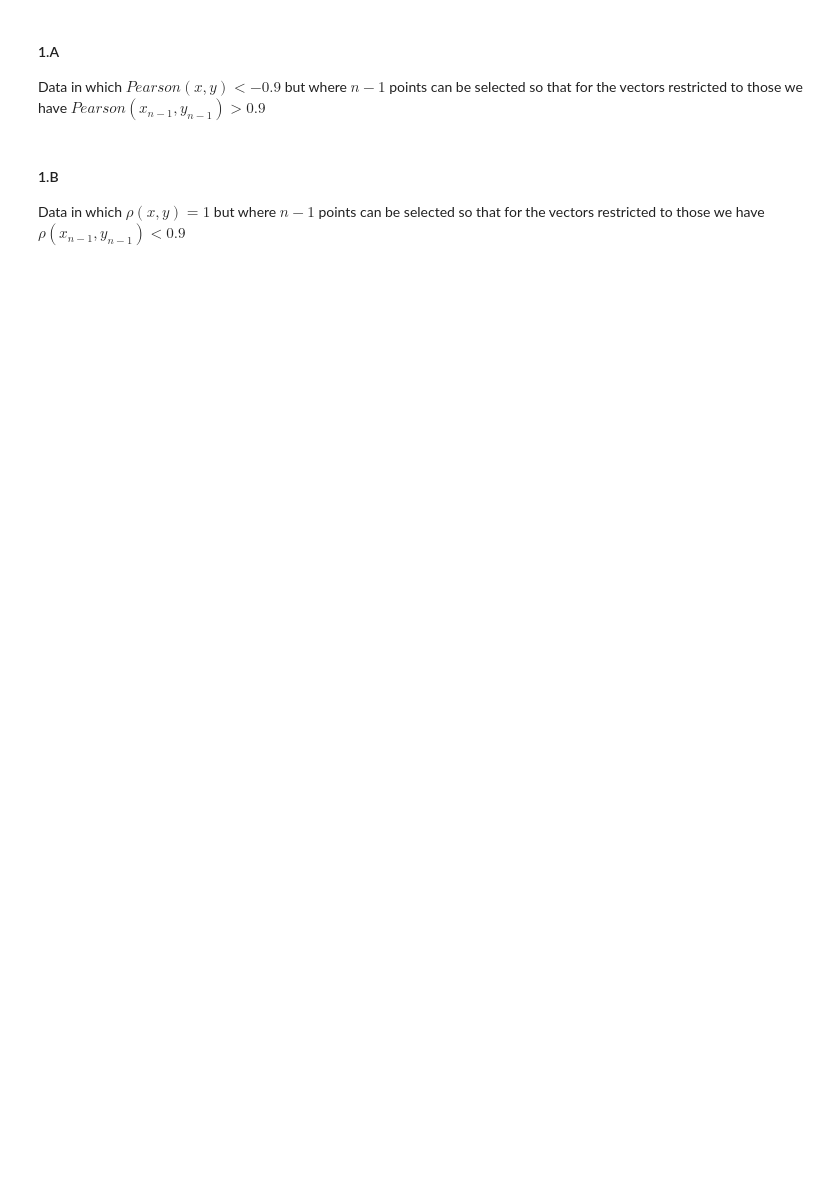
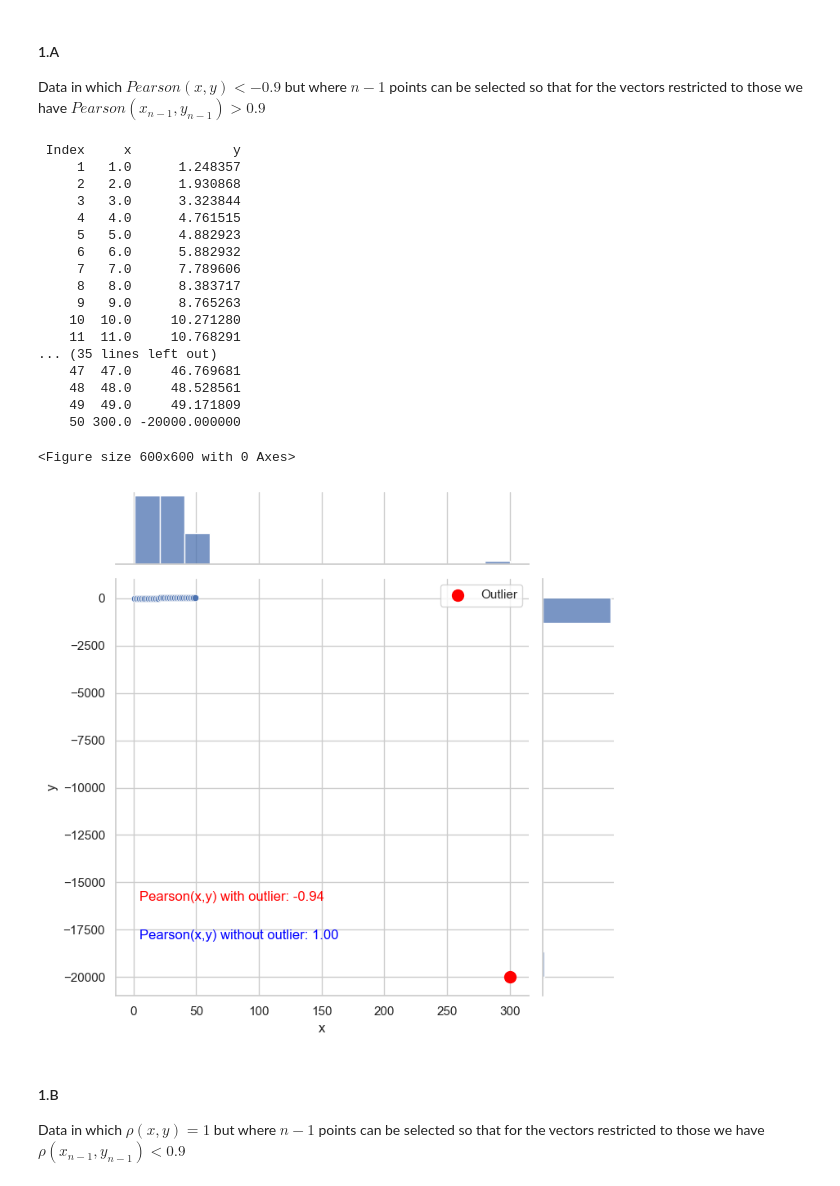
Before and after one commit to aviferdman/Statistics-and-Data-Analysis, a Jupyter notebook: hw3/HW3/324369412_316420132.ipynb, the cells around one changed output. Saved outputs shown, nothing was run; the diff lists cells and outputs as text; code cells hidden in the pictures; blank space fills up the shorter version.

Commit message:
qs 1 - correlations

```diff
--- a/hw3/HW3/324369412_316420132.ipynb
+++ b/hw3/HW3/324369412_316420132.ipynb
@@ -25,6 +31,64 @@ Pearson(x,y) = Pearson correlation<br>
 # %% [markdown]
 #### 1.A
 Data in which  $Pearson(x,y) < -0.9$ but where $n-1$ points can be selected so that for the vectors restricted to those we have $Pearson(x_{n-1},y_{n-1}) > 0.9$
+# %%
+# Generate 49 points following a strong positive correlation
+np.random.seed(42)
+x_values = np.linspace(1, 49, 49)
+y_values = x_values + np.random.normal(scale=0.5, size=49)  # Small noise
+
+# Introduce an extreme outlier at index 50
+x_outlier = 300  # Move outlier further right
+y_outlier = -20000  # Make outlier more extreme
+
+# Combine data
+x_full = np.append(x_values, x_outlier)
+y_full = np.append(y_values, y_outlier)
+
+# Create DataFrame
+df_full = pd.DataFrame({"Index": np.arange(1, 51), "x": x_full, "y": y_full})
+
+# Compute Pearson correlations
+pearson_full = pearsonr(x_full, y_full)[0]  # Pearson correlation with outlier
+pearson_no_outlier = pearsonr(x_values, y_values)[0]  # Pearson correlation without outlier
+
+# Print table
+print(df_full.to_string(index=False))
+
+# Plot jointplot
+plt.figure(figsize=(6, 6))
+sns.set(style="whitegrid")
+g = sns.jointplot(data=df_full, x="x", y="y", kind="scatter", height=7, marginal_kws={'bins': 15})
+
+# Annotate with Pearson correlations
+g.ax_joint.text(5, -16000, f"Pearson(x,y) with outlier: {pearson_full:.2f}", fontsize=12, color="red")
+g.ax_joint.text(5, -18000, f"Pearson(x,y) without outlier: {pearson_no_outlier:.2f}", fontsize=12, color="blue")
+
+# Highlight outlier
+g.ax_joint.scatter(x_outlier, y_outlier, color='red', s=100, label="Outlier")
+g.ax_joint.legend()
+
+plt.show()
+# %% [output]
+ Index     x             y
+     1   1.0      1.248357
+     2   2.0      1.930868
+     3   3.0      3.323844
+     4   4.0      4.761515
+     5   5.0      4.882923
+     6   6.0      5.882932
+     7   7.0      7.789606
+     8   8.0      8.383717
+     9   9.0      8.765263
+    10  10.0     10.271280
+    11  11.0     10.768291
+... (35 lines left out)
+    47  47.0     46.769681
+    48  48.0     48.528561
+    49  49.0     49.171809
+    50 300.0 -20000.000000
+<Figure size 600x600 with 0 Axes>
+[figure, added]
 # %% [markdown]
 #### 1.B
 Data in which  $\rho(x,y) = 1$ but where $n-1$ points can be selected so that for the vectors restricted to those we have $\rho(x_{n-1},y_{n-1}) < 0.9$
```
Also changed, not shown: parts of 16 cells of this notebook.
